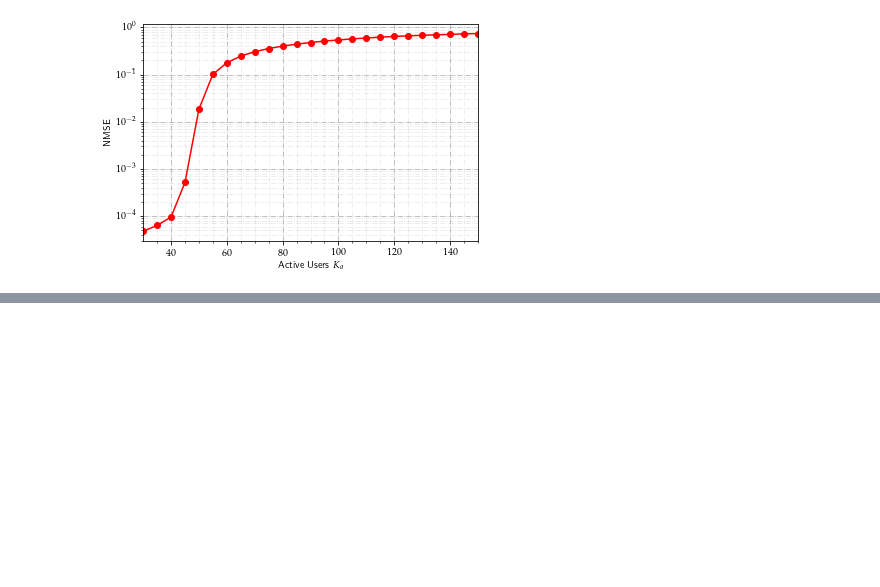
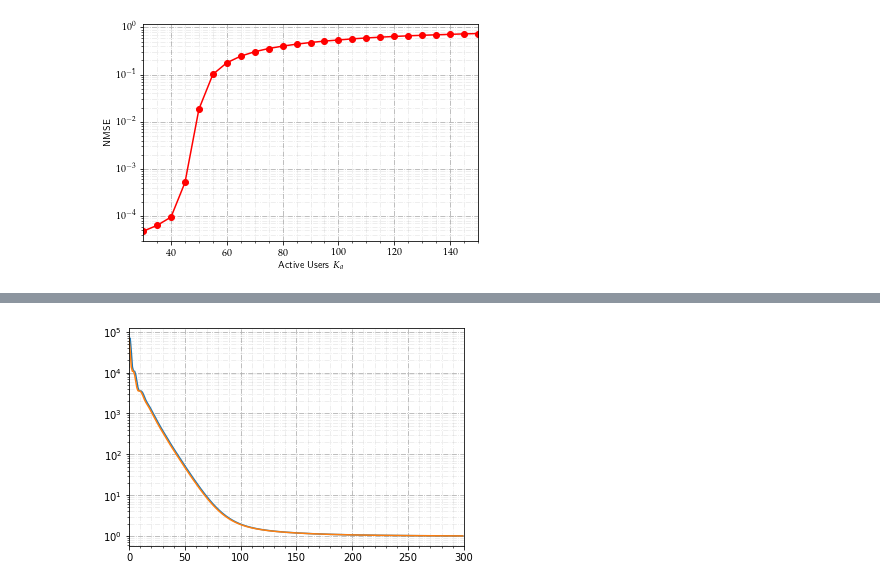
Before and after one commit to SJTUSEIEECBX/SparseRecovery, a Jupyter notebook: SporadicTraffic.ipynb, the cells around one changed output, grey strips where cells are left out. Drawn from its saved outputs; the diff is of its cells as text; code cells hidden in the pictures; blank space fills up the shorter version.

```diff
--- a/SporadicTraffic.ipynb
+++ b/SporadicTraffic.ipynb
@@ -194,6 +194,9 @@ params = {
     'simulations': 300, # total simulation numbers
     'T_set': np.arange(30, 82, 2), # choices for time overhead
     'Ka_set': np.arange(30, 155, 5), # choices for number of active users
+    'LR': 0.001, # learning rate
+    'EPOCH': 300, # training epochs
+    'T': 30, # time overhead
 }
 delta_p = np.floor(params['N'] / params['P']).astype(int)
 P_set = np.linspace(delta_p, params['P'] * delta_p, params['P'])
@@ -332,0 +425,30 @@ np.savez('K500T50NBS64SNR20sim300AMP.npz', Pe_p, FM_p, FA_p, Pe_h, FM_h, FA_h, N
+# %%
+H_f_train, H_a_train, activity_train = generate_batched_active_channel(params)
+pilot_train = generate_random_pilot(30, params['K'], params['P'], params['simulations'])
+y_train = pilot_through_channel(pilot, H_f, params['nvar'])
+P_train = totensor(pilot_train, cuda=True)
+Y_train = totensor(y_train, cuda=True)
+H_train = totensor(H_f_train, cuda=True)
+# %%
+H_f_test, H_a_test, activity_test = generate_batched_active_channel(params)
+pilot_test = generate_random_pilot(30, params['K'], params['P'], 100)
+y_test = pilot_through_channel(pilot, H_f, params['nvar'])
+P_test = totensor(pilot_train, cuda=True)
+Y_test = totensor(y_train, cuda=True)
+H_test = totensor(H_f_train, cuda=True)
+# %%
+net = SimpleResNet(params['N_bs'], 30, params['K']).cuda()
+optimizer = torch.optim.Adam(net.parameters(), lr=params['LR'])
+loss_func = nn.MSELoss()
+losses_train = np.zeros((params['EPOCH']))
+losses_test = np.zeros((params['EPOCH']))
+for epoch in tqdm_notebook(range(params['EPOCH'])):
+    channel = net(Y_train, P_train)
+    loss = loss_func(channel, H_train)
+    losses_train[epoch] = loss.cpu().item()
+    optimizer.zero_grad()
+    loss.backward()
+    optimizer.step()
+    channel_test = net(Y_test, P_test)
+    loss_test = loss_func(channel_test, H_test)
+    losses_test[epoch] = loss_test.cpu().item()
@@ -332,0 +457,9 @@ np.savez('K500T50NBS64SNR20sim300AMP.npz', Pe_p, FM_p, FA_p, Pe_h, FM_h, FA_h, N
+# %%
+plt.semilogy(losses_train)
+plt.semilogy(losses_test)
+plt.xlim([0, 300])
+plt.grid(which='major', linestyle='-.')
+plt.minorticks_on()
+plt.grid(b=True, which='minor', color='#999999', linestyle='-.', alpha=0.2)
+# %% [output]
+[figure, added]
```
Also changed, not shown: parts of 7 cells of this notebook, 2 other files.
